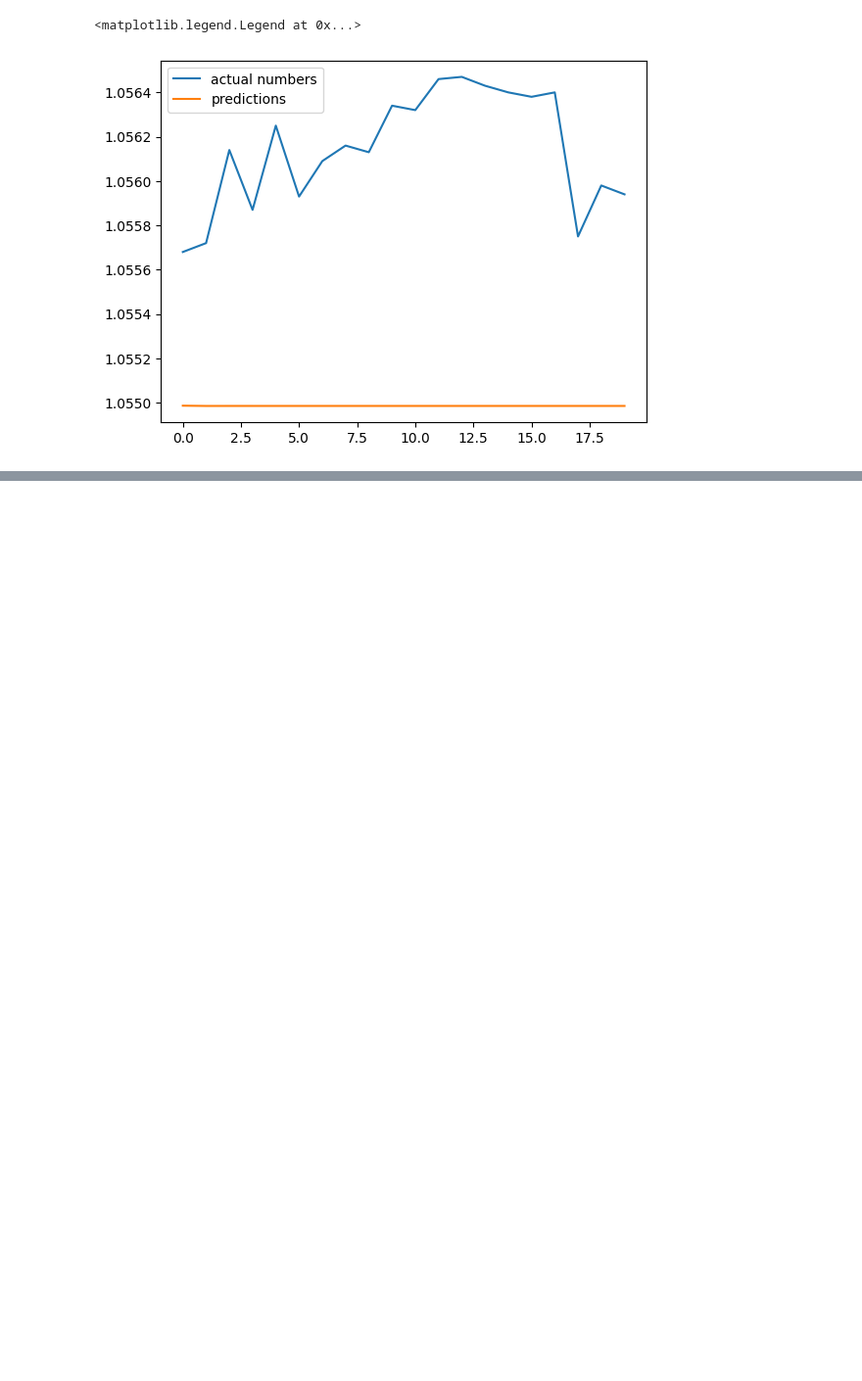
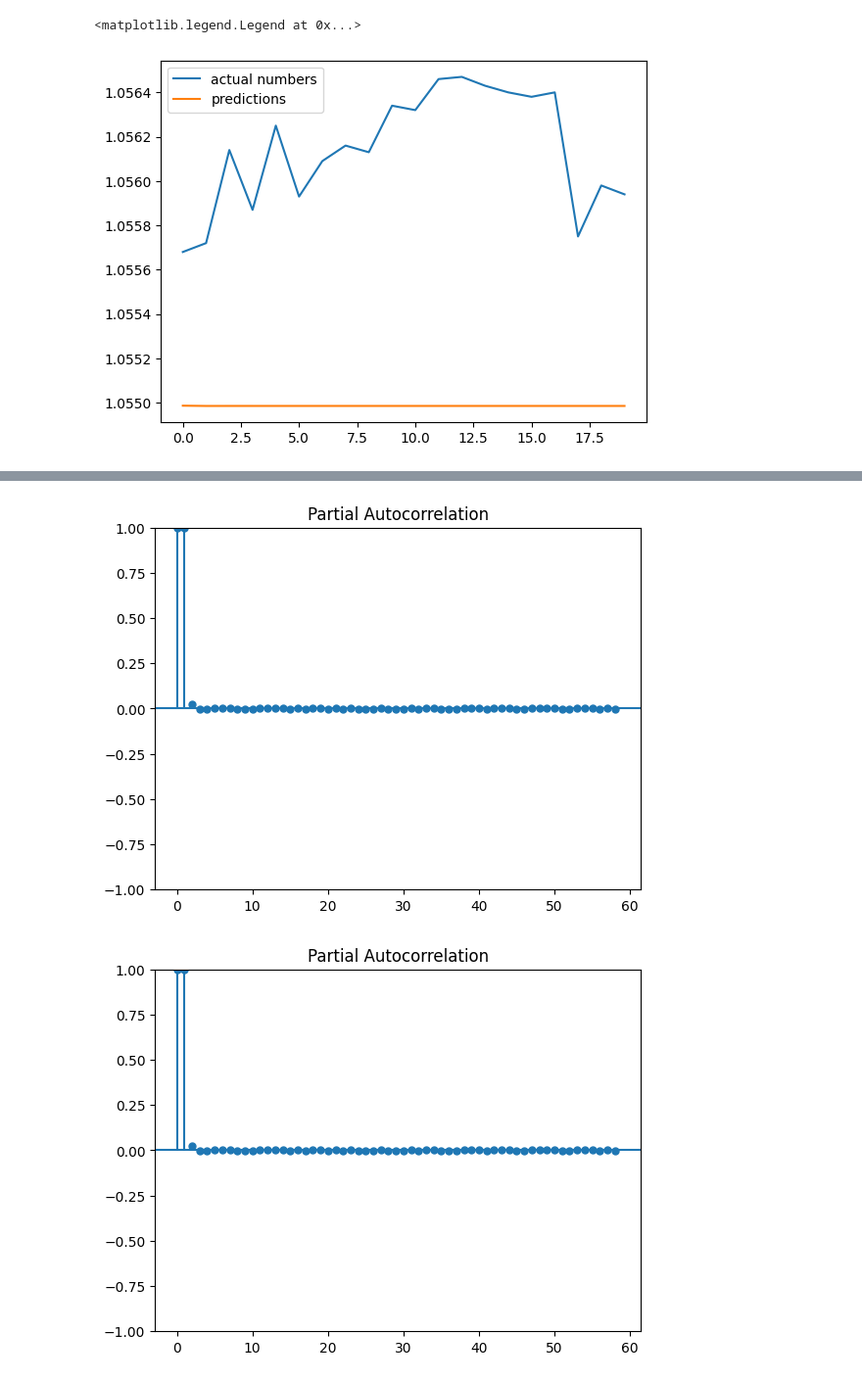
Before and after one commit to samanmoshiri/All-Models, a Jupyter notebook: AllModels.ipynb, the cells around one changed output, grey strips where cells are left out. Shown at 98% size. Saved outputs shown, nothing was run; the diff lists cells and outputs as text; code cells hidden in the pictures; blank space fills up the shorter version.

```diff
--- a/AllModels.ipynb
+++ b/AllModels.ipynb
@@ -219,0 +370,5 @@ plt.legend()
+# %%
+plot_pacf(train['close'])
+# %% [output]
+[figure, added]
+[figure, added]
```
Also changed, not shown: parts of 16 cells of this notebook.
